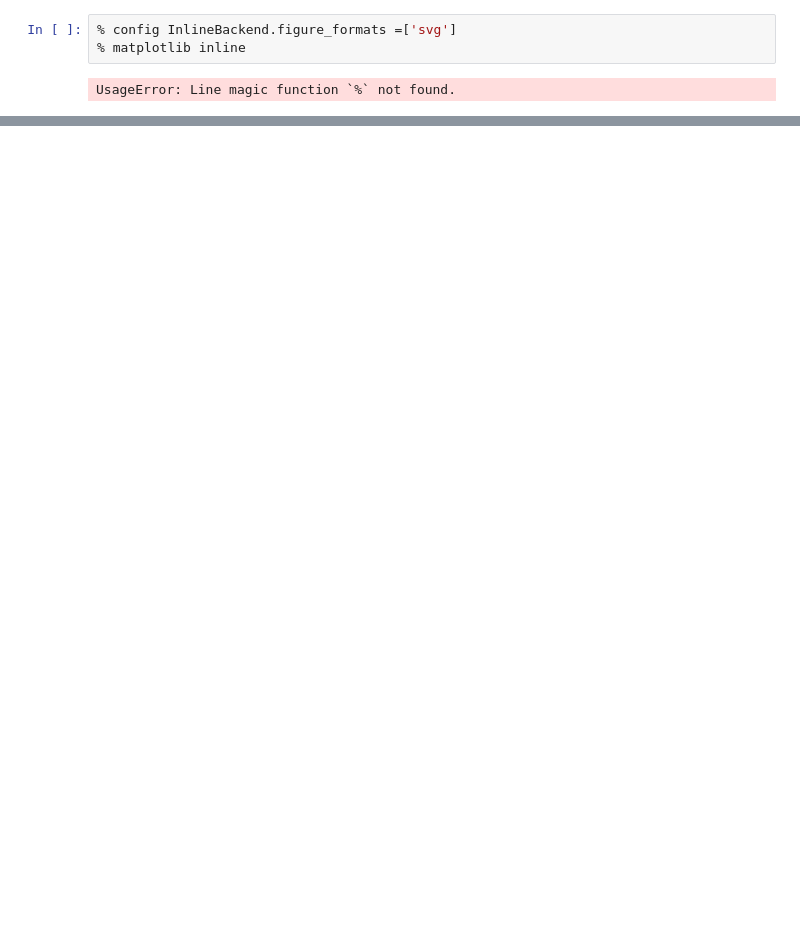
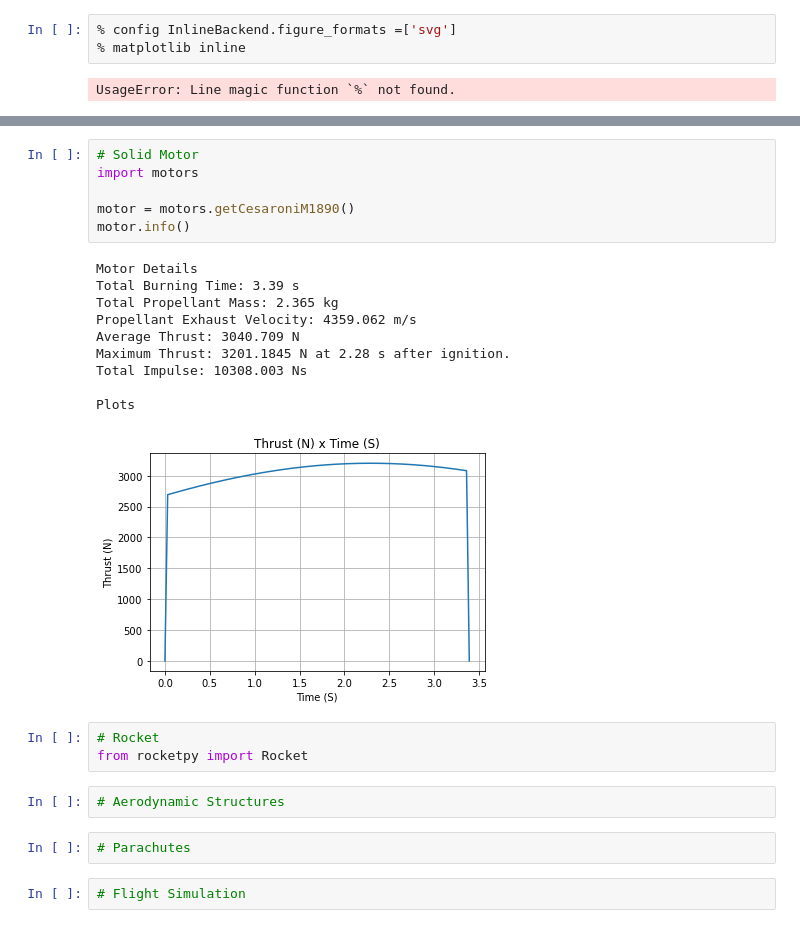
Before and after one commit to AarC10/Launch-AdvancedSimulationSoftware, a Jupyter notebook: simulation.ipynb, the cells around one changed output, grey strips where cells are left out. Drawn from its saved outputs; the diff is of its cells as text; blank space fills up the shorter version.

Commit message:
Add a python file for storing different types of motors

```diff
--- a/simulation.ipynb
+++ b/simulation.ipynb
@@ -66,0 +59,26 @@ Plots
+# %%
+# Solid Motor
+import motors
+
+motor = motors.getCesaroniM1890()
+motor.info()
+# %% [output]
+Motor Details
+Total Burning Time: 3.39 s
+Total Propellant Mass: 2.365 kg
+Propellant Exhaust Velocity: 4359.062 m/s
+Average Thrust: 3040.709 N
+Maximum Thrust: 3201.1845 N at 2.28 s after ignition.
+Total Impulse: 10308.003 Ns
+
+Plots
+[figure, added]
+# %%
+# Rocket
+from rocketpy import Rocket
+# %%
+# Aerodynamic Structures
+# %%
+# Parachutes
+# %%
+# Flight Simulation
```
Also changed, not shown: parts of 2 cells of this notebook, 1 other file.
